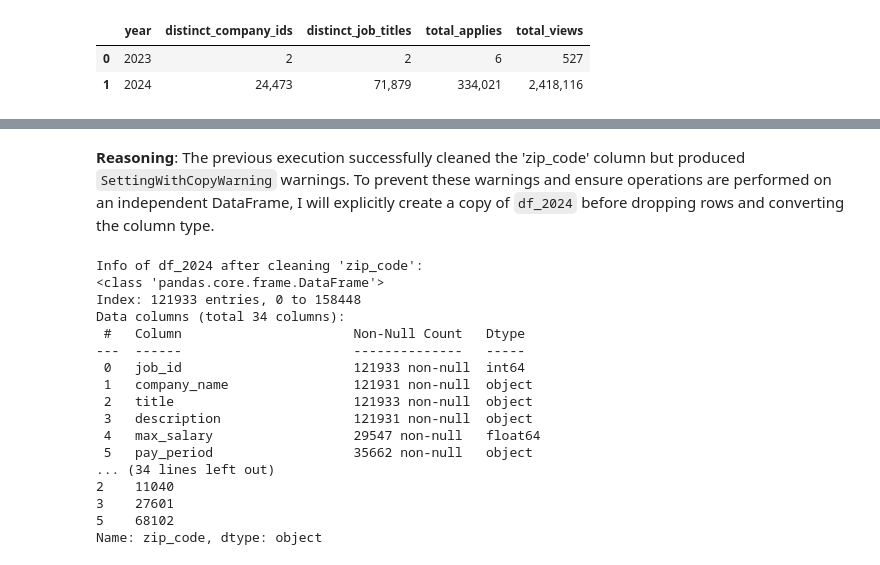
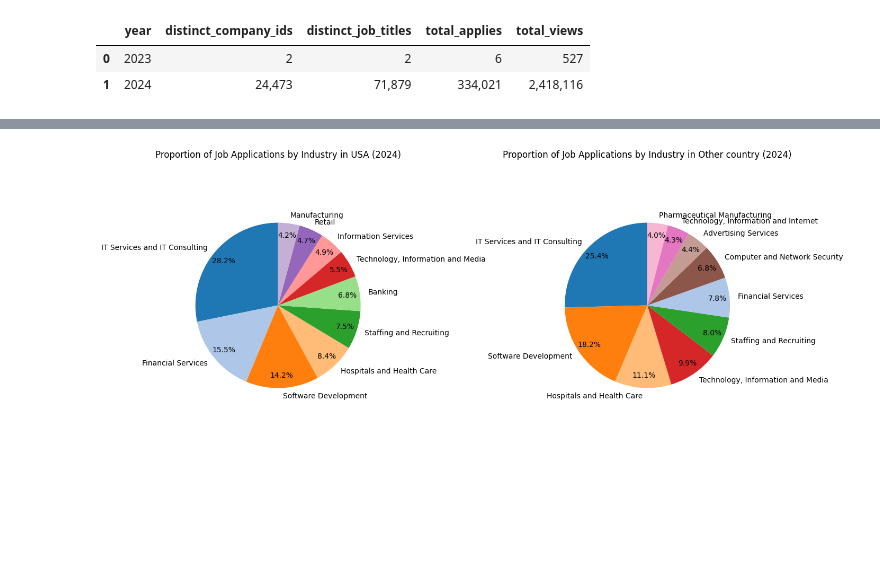
Before and after one commit to gettokeroro/DADS5001_MINI_PROJECT, a Jupyter notebook: Job_Application_Analysis.ipynb, the cells around one changed output, grey strips where cells are left out. Drawn from its saved outputs; the diff is of its cells as text; code cells hidden in the pictures; blank space fills up the shorter version.

```diff
--- a/Job_Application_Analysis.ipynb
+++ b/Job_Application_Analysis.ipynb
@@ -355,0 +399,4 @@ To visualize the proportion of applications per industry in 2024, I will create
+# %%
+df_2024_usa = df_merged[(df_merged['year'] == 2024) & (df_merged['location_transformed_refined'] == 'USA')]
+print("First 5 rows of df_2024_usa (job postings from 2024 in USA):")
+display(df_2024_usa.head())
@@ -355,0 +414,4 @@ To visualize the proportion of applications per industry in 2024, I will create
+# %%
+df_2024_other = df_merged[(df_merged['year'] == 2024) & (df_merged['location_transformed_refined'] == 'Other')]
+print("First 5 rows of df_2024_other (job postings from 2024 outside USA):")
+display(df_2024_other.head())
@@ -356,2 +427,6 @@ To visualize the proportion of applications per industry in 2024, I will create
+# %%
+df_2024_usa_industry_metrics = df_2024_usa.groupby('industry_name')[['applies', 'views']].sum().reset_index()
+
+df_2024_other_industry_metrics = df_2024_other.groupby('industry_name')[['applies', 'views']].sum().reset_index()
 # %%
 import matplotlib.pyplot as plt
@@ -550,30 +477,37 @@ See the caveats in the documentation: https://pandas.pydata.org/pandas-docs/stab
-# %% [markdown]
-**Reasoning**:
-The previous execution successfully cleaned the 'zip_code' column but produced `SettingWithCopyWarning` warnings. To prevent these warnings and ensure operations are performed on an independent DataFrame, I will explicitly create a copy of `df_2024` before dropping rows and converting the column type.
-# %%
-df_2024 = df_2024.copy()
-df_2024.dropna(subset=['zip_code'], inplace=True)
-df_2024['zip_code'] = df_2024['zip_code'].astype(int).astype(str)
-
-print("Info of df_2024 after cleaning 'zip_code':")
-df_2024.info()
-print("\nFirst 5 unique zip codes in df_2024:")
-print(df_2024['zip_code'].head())
-# %% [output]
-Info of df_2024 after cleaning 'zip_code':
-<class 'pandas.core.frame.DataFrame'>
-Index: 121933 entries, 0 to 158448
-Data columns (total 34 columns):
- #   Column                      Non-Null Count   Dtype
----  ------                      --------------   -----
- 0   job_id                      121933 non-null  int64
- 1   company_name                121931 non-null  object
- 2   title                       121933 non-null  object
- 3   description                 121931 non-null  object
- 4   max_salary                  29547 non-null   float64
- 5   pay_period                  35662 non-null   object
-... (34 lines left out)
-2    11040
-3    27601
-5    68102
-Name: zip_code, dtype: object
+# %%
+# Create a color map for all unique industries
+cmap = plt.colormaps.get_cmap('tab20')
+# ป้องกัน Error กรณีมี Industry เกิน 20 อัน ด้วยการใช้ i % 20
+color_map_dict = {industry: cmap(i % 20) for i, industry in enumerate(all_unique_industries)}
+
+# --- 1. แก้ไขเรื่องสี ---
+# สร้างลิสต์สีแยกสำหรับแต่ละกราฟ ให้ตรงกับข้อมูลใน Dataframe ของตัวเอง
+colors_usa = [color_map_dict[industry] for industry in df_applies_plot_final_usa['industry_name']]
+colors_other = [color_map_dict[industry] for industry in df_applies_plot_final_other['industry_name']]
+
+# --- 2. แก้ไขเรื่องการจัดวาง (ซ้าย-ขวา) ---
+# สร้าง Figure ที่มี 1 แถว 2 คอลัมน์ (ปรับขนาด figsize ให้กว้างขึ้นเพื่อรองรับ 2 กราฟ)
+fig, (ax1, ax2) = plt.subplots(1, 2, figsize=(14, 6))
+
+# --- วาดกราฟที่ 1 (ซ้าย: USA) ลงใน ax1 ---
+ax1.pie(df_applies_plot_final_usa['applies'],
+        labels=df_applies_plot_final_usa['industry_name'],
+        autopct='%1.1f%%', startangle=90, pctdistance=0.85,
+        colors=colors_usa)
+ax1.set_title('Proportion of Job Applications by Industry in USA (2024)')
+ax1.axis('equal')
+
+# --- วาดกราฟที่ 2 (ขวา: Other) ลงใน ax2 ---
+# สังเกตว่าเปลี่ยนมาใช้ colors=colors_other แล้ว
+ax2.pie(df_applies_plot_final_other['applies'],
+        labels=df_applies_plot_final_other['industry_name'],
+        autopct='%1.1f%%', startangle=90, pctdistance=0.85,
+        colors=colors_other)
+ax2.set_title('Proportion of Job Applications by Industry in Other country (2024)')
+ax2.axis('equal')
+
+# คำสั่งนี้ช่วยจัดช่องไฟระหว่าง 2 กราฟไม่ให้ตัวหนังสือทับกัน
+plt.tight_layout()
+plt.show()
+# %% [output]
+[figure, added]
```
Also changed, not shown: parts of 23 cells of this notebook.
